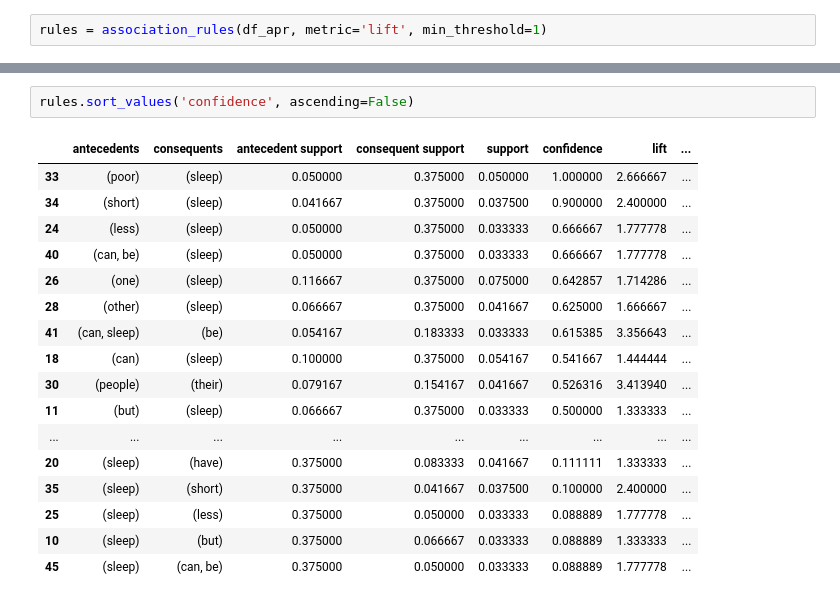
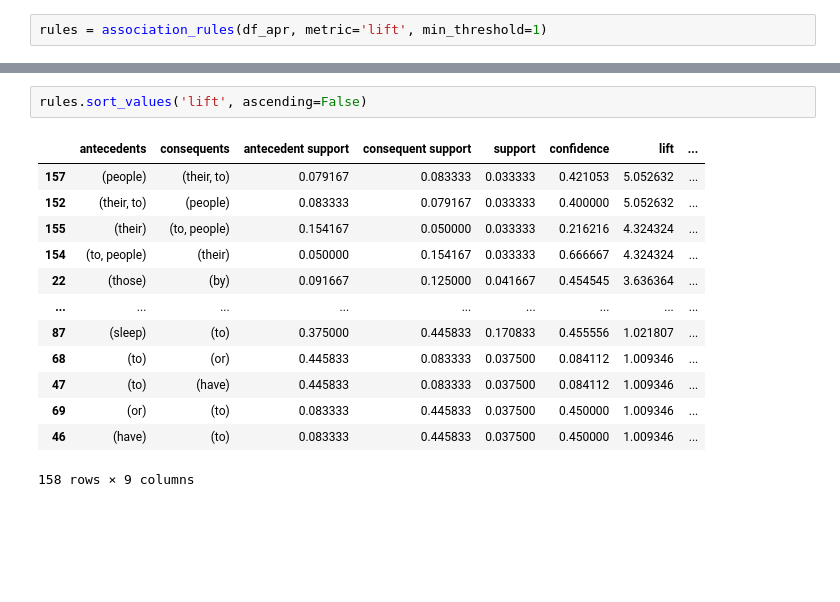
Before and after one commit to kai2128/DM_Assignment, a Jupyter notebook: Q4/q4.ipynb, the cells around one changed output, grey strips where cells are left out. Saved outputs shown, nothing was run; the diff lists cells and outputs as text; blank space fills up the shorter version.

```diff
--- a/Q4/q4.ipynb
+++ b/Q4/q4.ipynb
@@ -175,20 +211,16 @@ rules.sample(5)
 # %%
-rules.sort_values('confidence', ascending=False)
+rules.sort_values('lift', ascending=False)
 # %% [output]
 |  | antecedents | consequents | antecedent support | consequent support | support | confidence | lift | ... |
-| 33 | (poor) | (sleep) | 0.050000 | 0.375000 | 0.050000 | 1.000000 | 2.666667 | ... |
-| 34 | (short) | (sleep) | 0.041667 | 0.375000 | 0.037500 | 0.900000 | 2.400000 | ... |
-| 24 | (less) | (sleep) | 0.050000 | 0.375000 | 0.033333 | 0.666667 | 1.777778 | ... |
-| 40 | (can, be) | (sleep) | 0.050000 | 0.375000 | 0.033333 | 0.666667 | 1.777778 | ... |
-| 26 | (one) | (sleep) | 0.116667 | 0.375000 | 0.075000 | 0.642857 | 1.714286 | ... |
-| 28 | (other) | (sleep) | 0.066667 | 0.375000 | 0.041667 | 0.625000 | 1.666667 | ... |
-| 41 | (can, sleep) | (be) | 0.054167 | 0.183333 | 0.033333 | 0.615385 | 3.356643 | ... |
-| 18 | (can) | (sleep) | 0.100000 | 0.375000 | 0.054167 | 0.541667 | 1.444444 | ... |
-| 30 | (people) | (their) | 0.079167 | 0.154167 | 0.041667 | 0.526316 | 3.413940 | ... |
-| 11 | (but) | (sleep) | 0.066667 | 0.375000 | 0.033333 | 0.500000 | 1.333333 | ... |
+| 157 | (people) | (their, to) | 0.079167 | 0.083333 | 0.033333 | 0.421053 | 5.052632 | ... |
+| 152 | (their, to) | (people) | 0.083333 | 0.079167 | 0.033333 | 0.400000 | 5.052632 | ... |
+| 155 | (their) | (to, people) | 0.154167 | 0.050000 | 0.033333 | 0.216216 | 4.324324 | ... |
+| 154 | (to, people) | (their) | 0.050000 | 0.154167 | 0.033333 | 0.666667 | 4.324324 | ... |
+| 22 | (those) | (by) | 0.091667 | 0.125000 | 0.041667 | 0.454545 | 3.636364 | ... |
 | ... | ... | ... | ... | ... | ... | ... | ... | ... |
-| 20 | (sleep) | (have) | 0.375000 | 0.083333 | 0.041667 | 0.111111 | 1.333333 | ... |
-| 35 | (sleep) | (short) | 0.375000 | 0.041667 | 0.037500 | 0.100000 | 2.400000 | ... |
-| 25 | (sleep) | (less) | 0.375000 | 0.050000 | 0.033333 | 0.088889 | 1.777778 | ... |
-| 10 | (sleep) | (but) | 0.375000 | 0.066667 | 0.033333 | 0.088889 | 1.333333 | ... |
-| 45 | (sleep) | (can, be) | 0.375000 | 0.050000 | 0.033333 | 0.088889 | 1.777778 | ... |
+| 87 | (sleep) | (to) | 0.375000 | 0.445833 | 0.170833 | 0.455556 | 1.021807 | ... |
+| 68 | (to) | (or) | 0.445833 | 0.083333 | 0.037500 | 0.084112 | 1.009346 | ... |
+| 47 | (to) | (have) | 0.445833 | 0.083333 | 0.037500 | 0.084112 | 1.009346 | ... |
+| 69 | (or) | (to) | 0.083333 | 0.445833 | 0.037500 | 0.450000 | 1.009346 | ... |
+| 46 | (have) | (to) | 0.083333 | 0.445833 | 0.037500 | 0.450000 | 1.009346 | ... |
+158 rows × 9 columns
```
Also changed, not shown: parts of 11 cells of this notebook.
